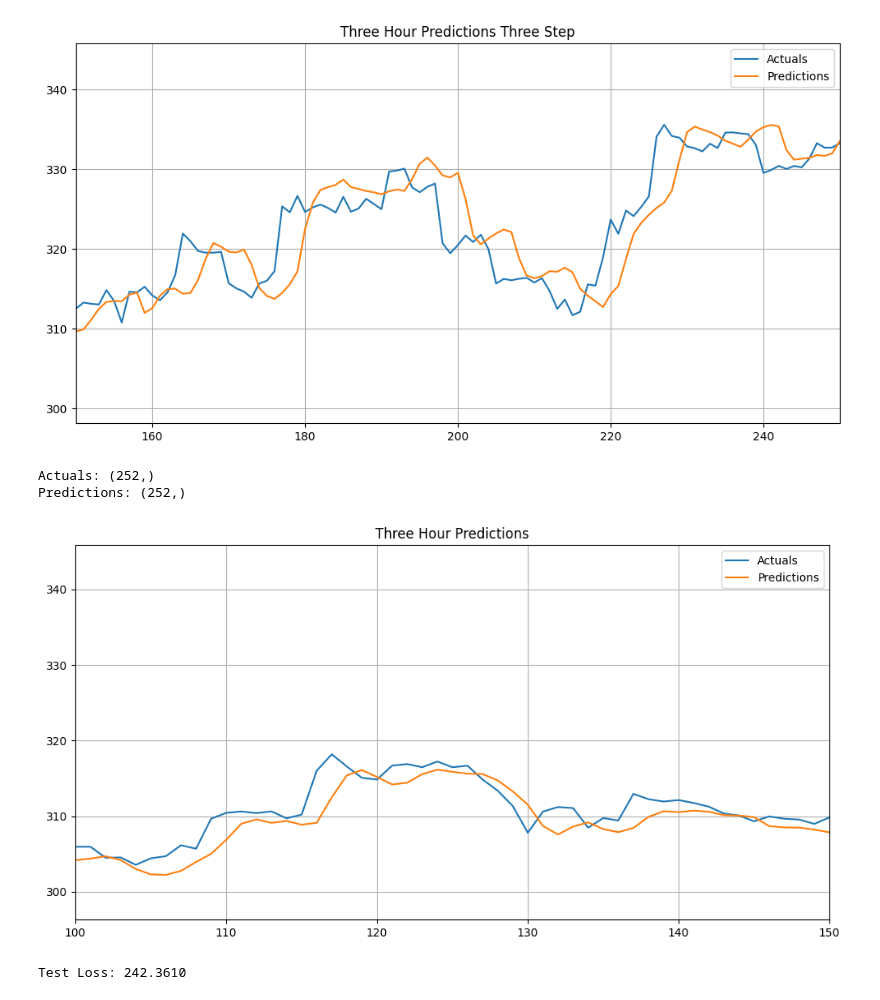
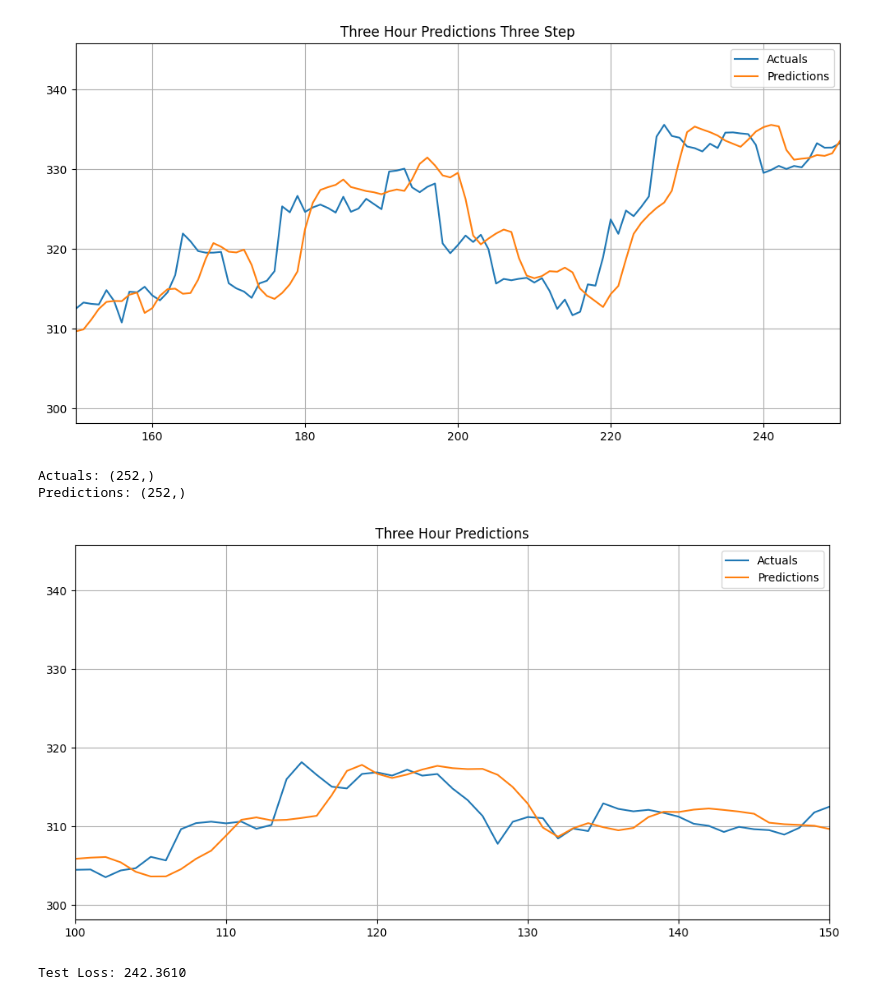
Before and after one commit to lewinskie254/stock-market-prediction, a Jupyter notebook: predict_stock_prices_NeuralNets.ipynb, the cells around one changed output. Cells and saved outputs as stored; diff of their text form; code cells hidden in the pictures.

```diff
--- a/predict_stock_prices_NeuralNets.ipynb
+++ b/predict_stock_prices_NeuralNets.ipynb
@@ -623,11 +623,11 @@ Actuals: (252,)
 Predictions: (252,)
 [figure]
 # %%
-plot_preds(actuals3, predictions3, "Three Hour Predictions", xlim=[100, 150])
+plot_preds(actuals3, predictions3, "Three Hour Predictions", xlim=[100, 150], check_idx=2)
 # %% [output]
 Actuals: (252,)
 Predictions: (252,)
-[figure, old version]
+[figure, new version]
 # %%
 test_loss = nn.MSELoss()(predictions3, actuals3)
 print(f"Test Loss: {test_loss:.4f}")
```
Also changed, not shown: parts of 10 cells of this notebook.
